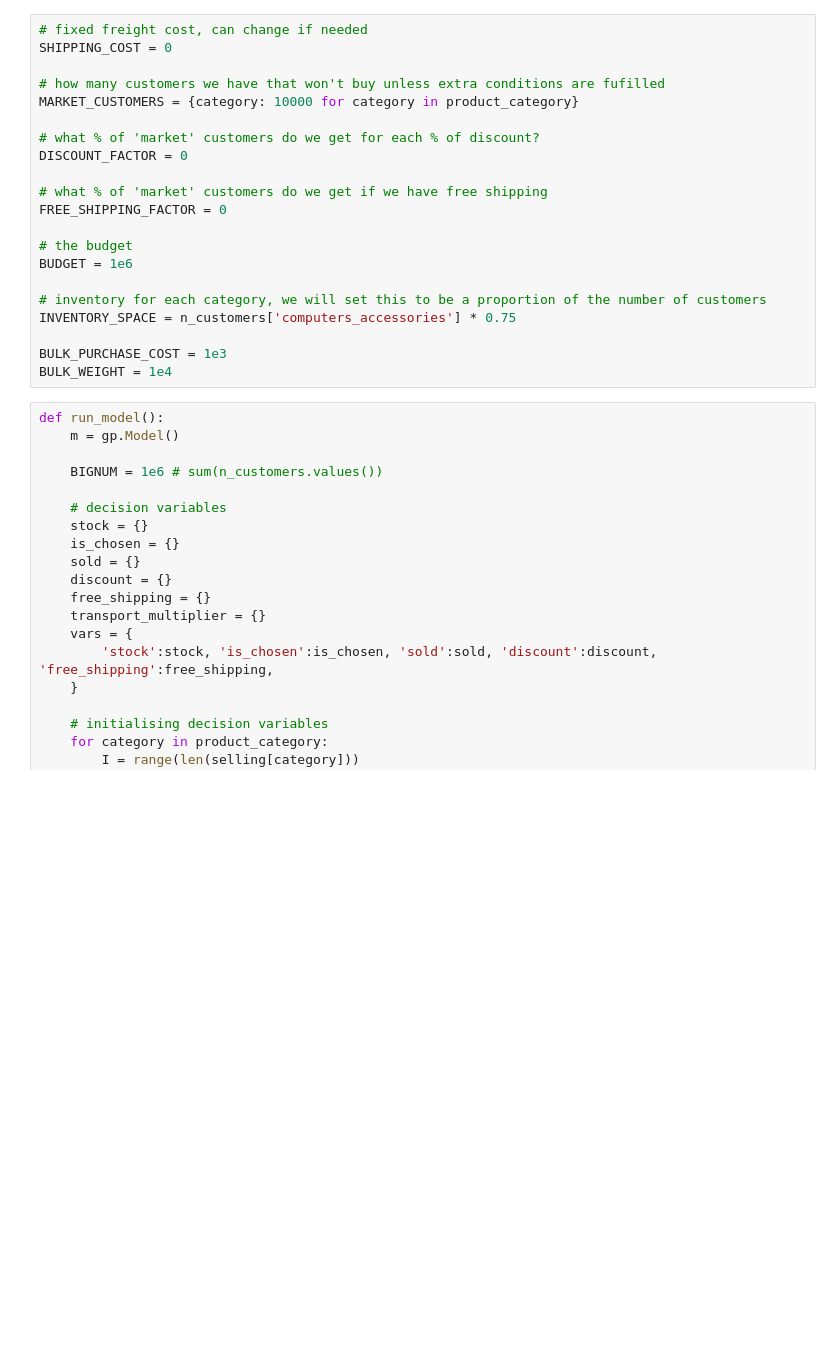
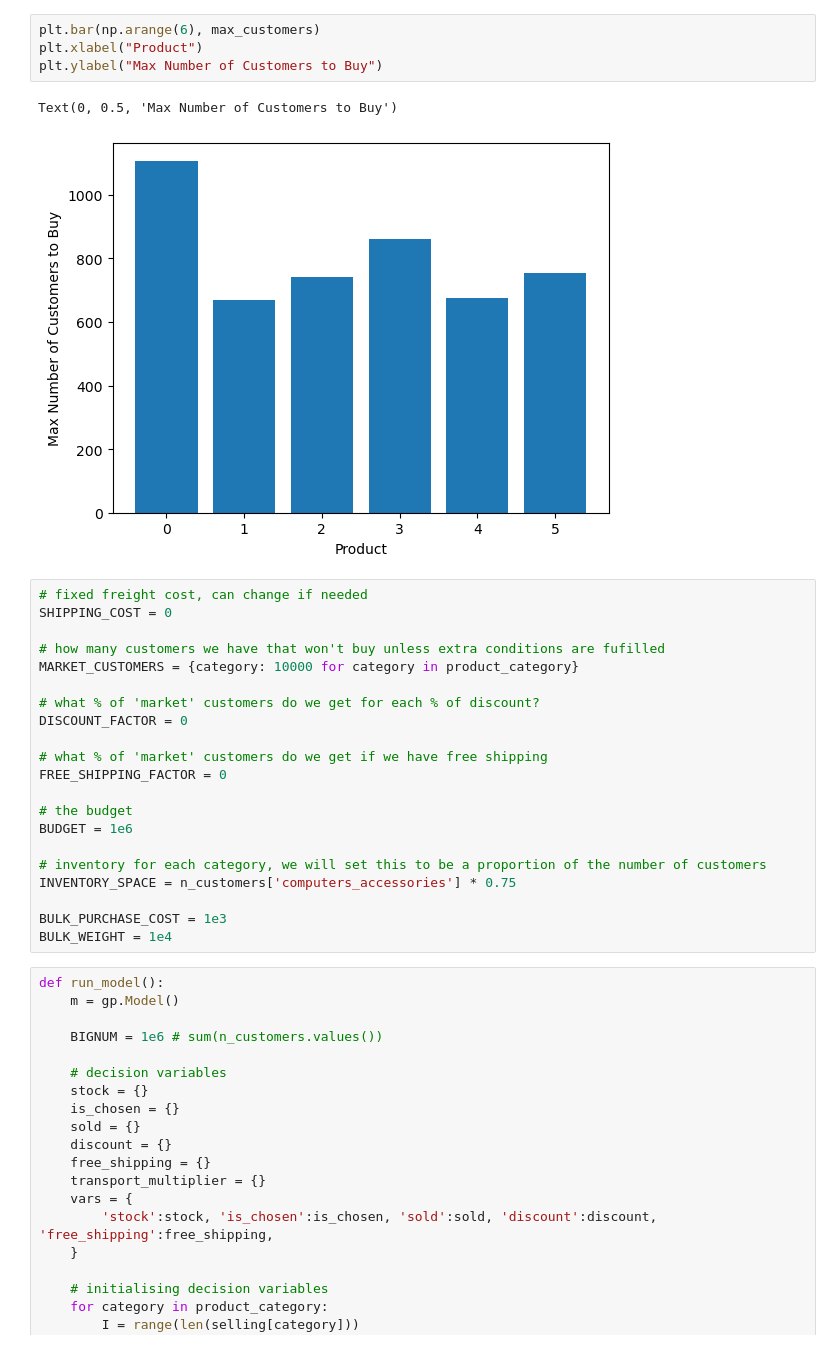
Before and after one commit to owowouwu/optimisation-ass-2, a Jupyter notebook: model_with_shipping_tobuy.ipynb, the cells around one changed output. Cells and saved outputs as stored; diff of their text form; blank space fills up the shorter version.

```diff
--- a/model_with_shipping_tobuy.ipynb
+++ b/model_with_shipping_tobuy.ipynb
@@ -92,3 +69,10 @@ table
+# %%
+plt.bar(np.arange(6), max_customers)
+plt.xlabel("Product")
+plt.ylabel("Max Number of Customers to Buy")
+# %% [output]
+Text(0, 0.5, 'Max Number of Customers to Buy')
+[figure, added]
 # %%
 # fixed freight cost, can change if needed
 SHIPPING_COST = 0
```
Also changed, not shown: parts of 6 cells of this notebook, 2 other files.
